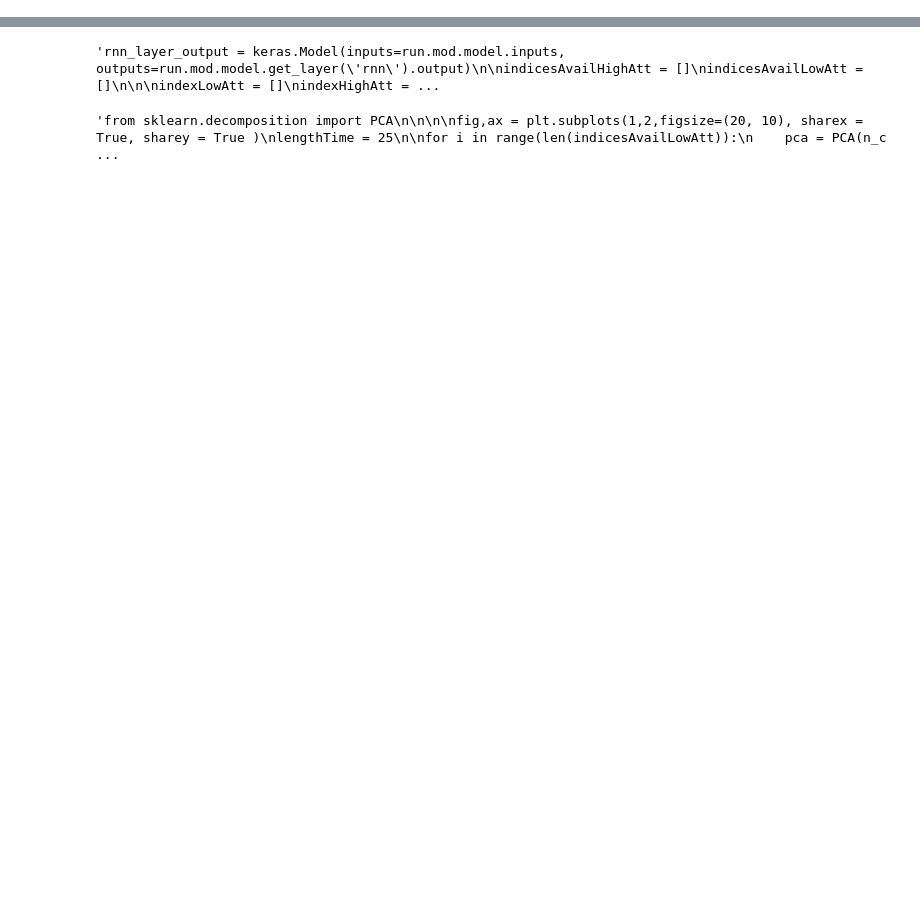
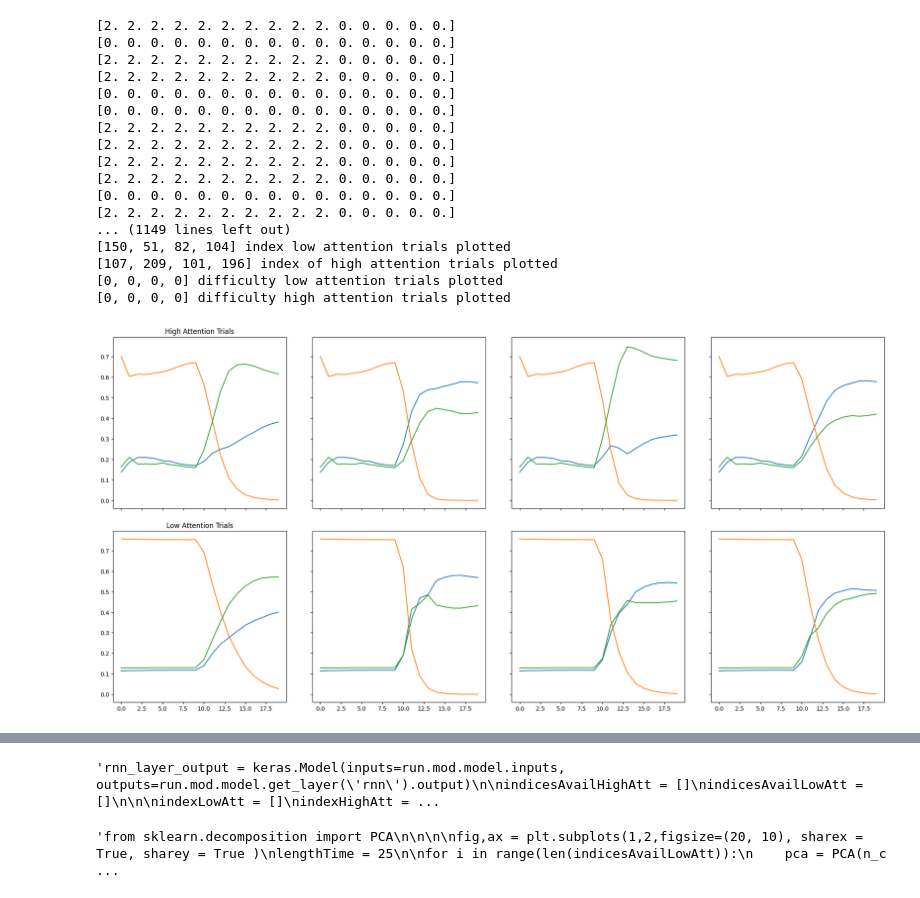
Before and after one commit to jshengen/OOPBinaryClassification, a Jupyter notebook: 3OutsObjectOriented.ipynb, the cells around one changed output, grey strips where cells are left out. Cells and saved outputs as stored; diff of their text form; code cells hidden in the pictures; blank space fills up the shorter version.

```diff
--- a/3OutsObjectOriented.ipynb
+++ b/3OutsObjectOriented.ipynb
@@ -215,6 +218,12 @@ class ensembleCreator:
 
 
     NUMANGLES = 8
+
+    ANGLE_DIMENSION = 2
+
+    INPUT_DIMENSION = 3
+
+    OUTPUT_DIMENSION = 3
 
     TRIALSPERANGLE = 10
 
@@ -230,20 +239,23 @@ class ensembleCreator:
 
     TRIALDURATION = STIMULUSDURATION + PRESTIMULUSDURATION
 
-    TOTALFRAMES = TRIALDURATION * FRAMERATE
+    TOTALFRAMES = int(TRIALDURATION) * FRAMERATE
 
-    STIMULUS_FRAME = PRESTIMULUSDURATION * FRAMERATE
+    STIMULUS_FRAME = int(PRESTIMULUSDURATION * FRAMERATE)
 
     PRESTIMULUSFRAME = STIMULUS_FRAME - 1
 
-    MAXPROB = .9
+    LASTFRAME = TOTALFRAMES - 1
 
+    ATTENTION_LEVELS = [0,1]
 
 
     NUMDIFFBINS = 3
 
 
+    def __init__(self, MAXPROB):
 
+        self.MAXPROB = MAXPROB
 
     def addNoise(self, anglePairs):
         '''input a list of left angles and list of right angles and noise is added to them and returned is an array of angle pairs for the ensemble'''
@@ -299,7 +311,7 @@ class ensembleCreator:
         anglePairs = self.filterSameAngles(angle_grid)
 
         #Add noise to the angles
-        anglePairs = self.addNoise(anglePairs, ensembleCreator.NUMANGLES)
+        #anglePairs = self.addNoise(anglePairs)
 
         #Randomize the order
         np.random.shuffle(anglePairs)
@@ -333,7 +345,7 @@ class ensembleCreator:
             decisionAgent = decisionMaker(attention)
 
             #create output time series
-            outputTimeSer, informat = timeSeriesCreator.createOutputTimeSeries(inputTimeSer, decisionAgent )
+            outputTimeSer, informat = timeSeriesCreator.createOutputTimeSeries(inputTimeSer, decisionAgent, self.MAXPROB )
 
             #creare the trial object for this trial
             trialHere = aTrial(inputTimeSer, outputTimeSer, decisionAgent, informat)
@@ -343,7 +355,7 @@ class ensembleCreator:
 
         return trialList
 
-    def generateEnsembles(self, attentionList):
+    def generateEnsembles(self):
         '''Input: a list of attention levels
            Output: an ensemble of trials at each attention level'''
 
@@ -357,7 +369,7 @@ class ensembleCreator:
             c = 0
 
             #for each attention level create an ensemble of trials
-            for attentionLevel in attentionList:
+            for attentionLevel in ensembleCreator.ATTENTION_LEVELS:
 
                 #Generate ensemble of trials for this attention level
                 trialsData = self.generateEnsemble(attentionLevel)
@@ -1160 +1133,31 @@ Epoch 6/100
+# %%
+
+MAXPROB = .95
+
+UNITS = 256 # Number of neurons in the dense layer
+
+MAX_EPOCHS = 100 # Total epochs
+BATCH_SIZE = 20000 # Trials per batch
+
+
+run = main(MAXPROB, UNITS, MAX_EPOCHS, BATCH_SIZE)
+# %% [output]
+[2. 2. 2. 2. 2. 2. 2. 2. 2. 2. 0. 0. 0. 0. 0.]
+[0. 0. 0. 0. 0. 0. 0. 0. 0. 0. 0. 0. 0. 0. 0.]
+[2. 2. 2. 2. 2. 2. 2. 2. 2. 2. 0. 0. 0. 0. 0.]
+[2. 2. 2. 2. 2. 2. 2. 2. 2. 2. 0. 0. 0. 0. 0.]
+[0. 0. 0. 0. 0. 0. 0. 0. 0. 0. 0. 0. 0. 0. 0.]
+[0. 0. 0. 0. 0. 0. 0. 0. 0. 0. 0. 0. 0. 0. 0.]
+[2. 2. 2. 2. 2. 2. 2. 2. 2. 2. 0. 0. 0. 0. 0.]
+[2. 2. 2. 2. 2. 2. 2. 2. 2. 2. 0. 0. 0. 0. 0.]
+[2. 2. 2. 2. 2. 2. 2. 2. 2. 2. 0. 0. 0. 0. 0.]
+[2. 2. 2. 2. 2. 2. 2. 2. 2. 2. 0. 0. 0. 0. 0.]
+[0. 0. 0. 0. 0. 0. 0. 0. 0. 0. 0. 0. 0. 0. 0.]
+[2. 2. 2. 2. 2. 2. 2. 2. 2. 2. 0. 0. 0. 0. 0.]
+... (1149 lines left out)
+[150, 51, 82, 104] index low attention trials plotted
+[107, 209, 101, 196] index of high attention trials plotted
+[0, 0, 0, 0] difficulty low attention trials plotted
+[0, 0, 0, 0] difficulty high attention trials plotted
+[figure, added]
 # %%
```
Also changed, not shown: parts of 10 cells of this notebook.
